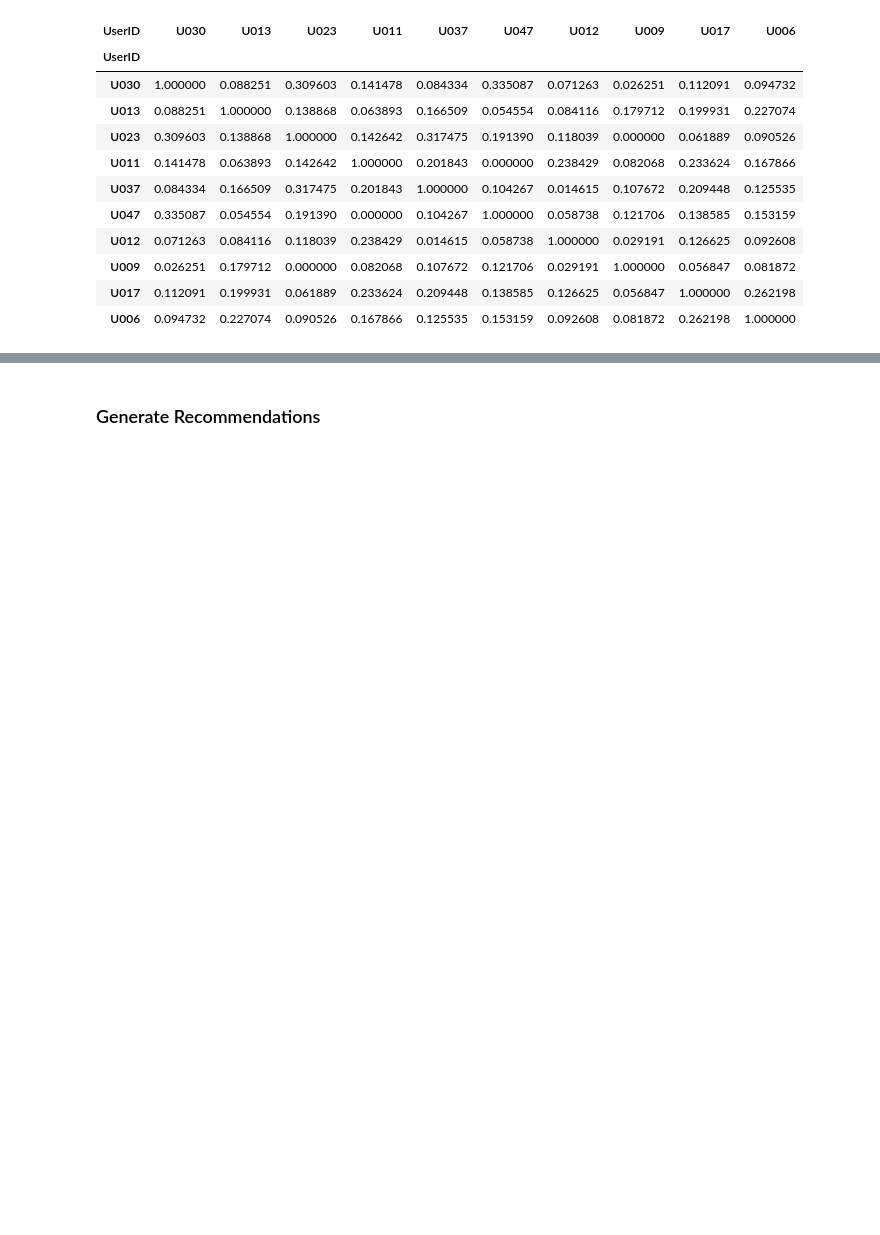
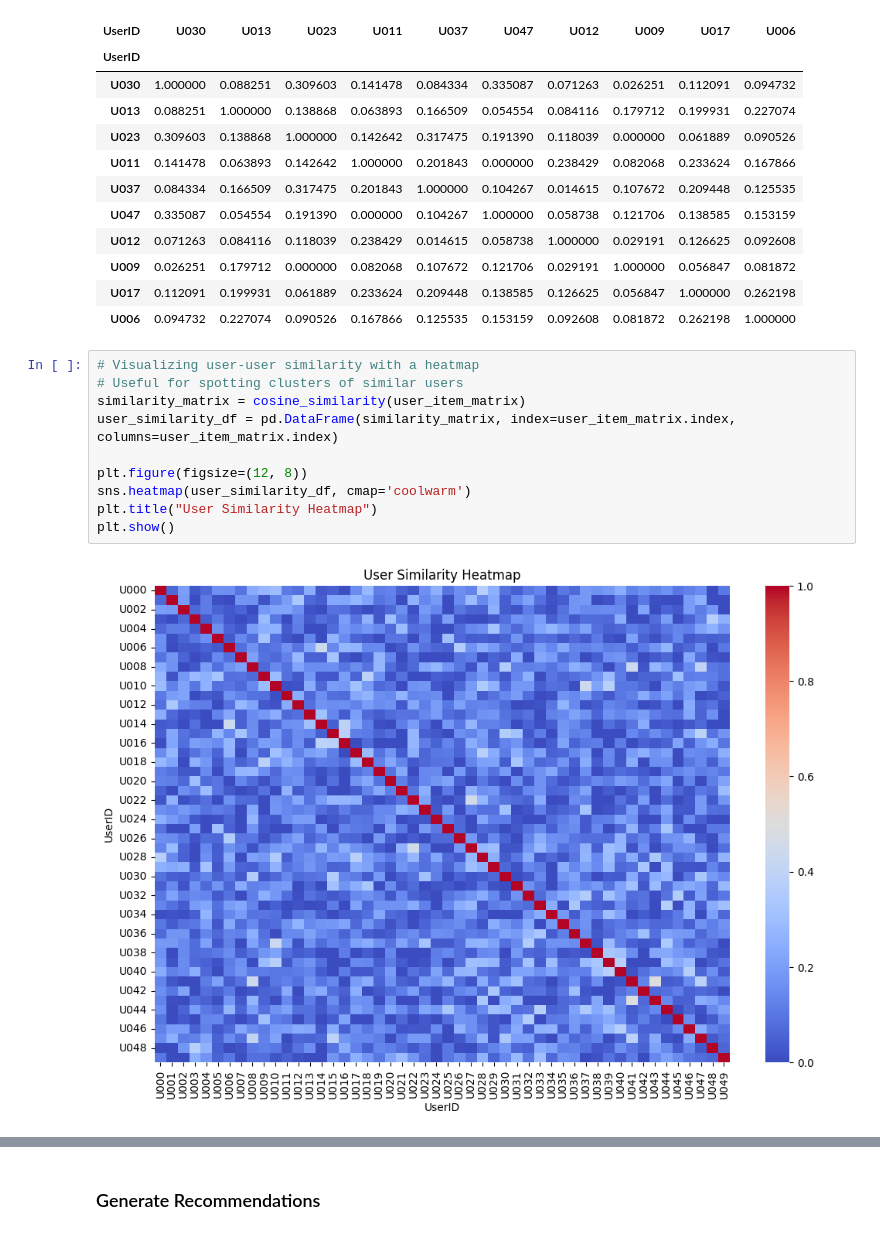
Before and after one commit to MIHIR3105/RecommenderSystems, a Jupyter notebook: project_notebook.ipynb, the cells around one changed output, grey strips where cells are left out. Drawn from its saved outputs; the diff is of its cells as text; blank space fills up the shorter version.

```diff
--- a/project_notebook.ipynb
+++ b/project_notebook.ipynb
@@ -227,3 +239,15 @@ Sample Similarities (First 10 Users):
 | U009 | 0.026251 | 0.179712 | 0.000000 | 0.082068 | 0.107672 | 0.121706 | 0.029191 | 1.000000 | 0.056847 | 0.081872 |
 | U017 | 0.112091 | 0.199931 | 0.061889 | 0.233624 | 0.209448 | 0.138585 | 0.126625 | 0.056847 | 1.000000 | 0.262198 |
 | U006 | 0.094732 | 0.227074 | 0.090526 | 0.167866 | 0.125535 | 0.153159 | 0.092608 | 0.081872 | 0.262198 | 1.000000 |
+# %%
+# Visualizing user-user similarity with a heatmap
+# Useful for spotting clusters of similar users
+similarity_matrix = cosine_similarity(user_item_matrix)
+user_similarity_df = pd.DataFrame(similarity_matrix, index=user_item_matrix.index, columns=user_item_matrix.index)
+
+plt.figure(figsize=(12, 8))
+sns.heatmap(user_similarity_df, cmap='coolwarm')
+plt.title("User Similarity Heatmap")
+plt.show()
+# %% [output]
+[figure, added]
```
Also changed, not shown: parts of 11 cells of this notebook.
